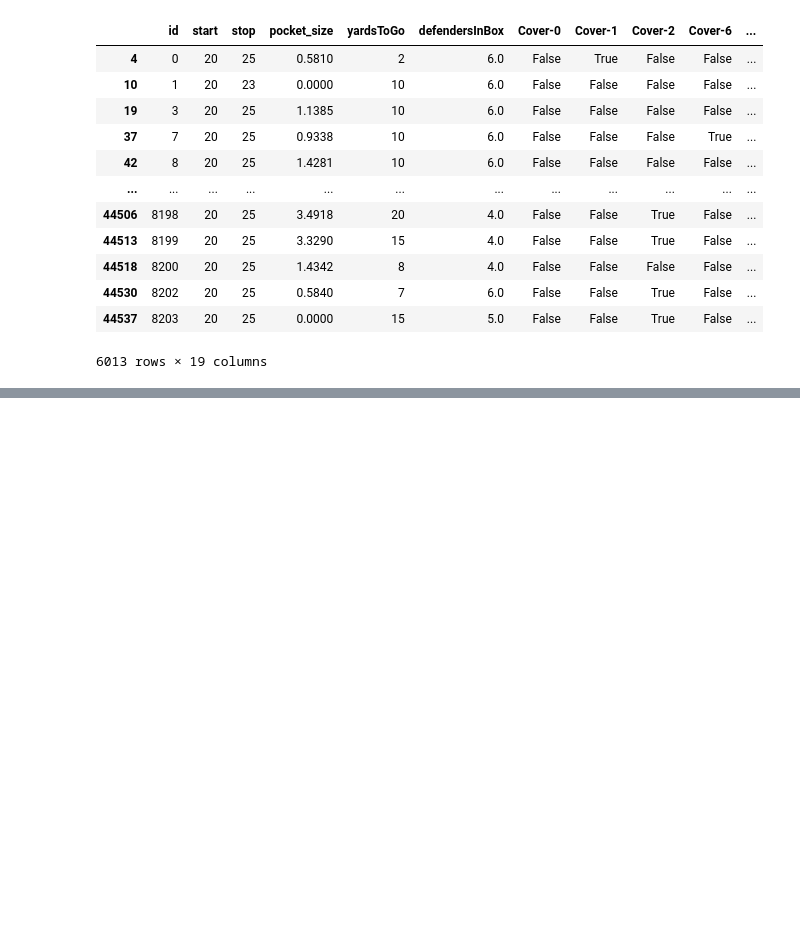
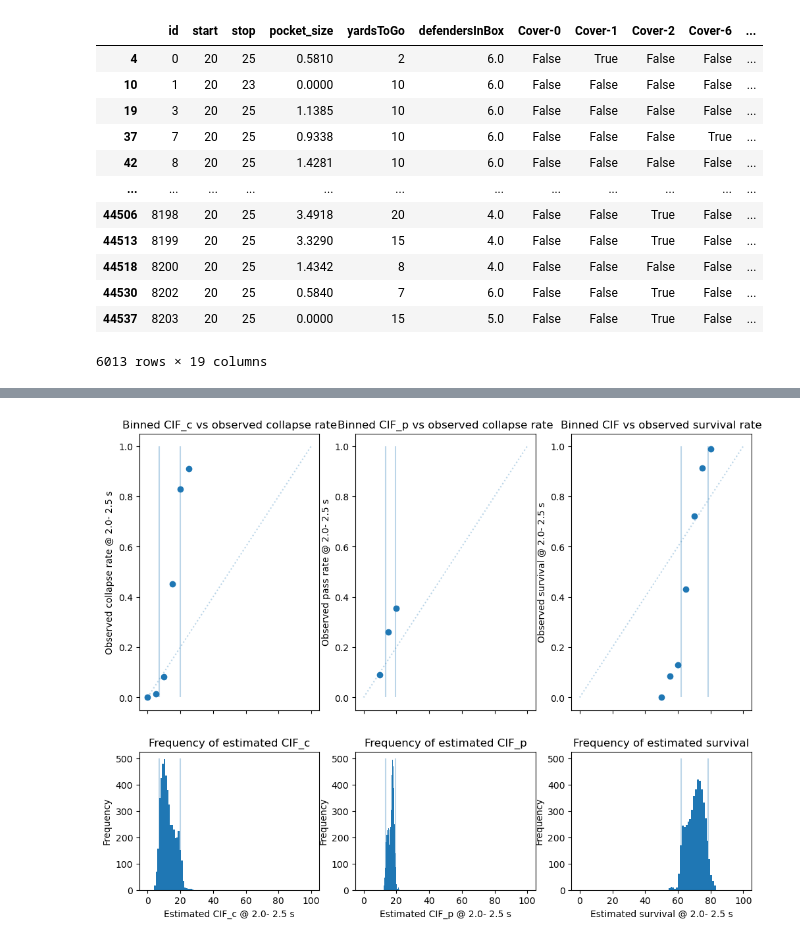
Before and after one commit to maschill/NFLPocketSurvival, a Jupyter notebook: cox_time_varying.ipynb, the cells around one changed output, grey strips where cells are left out. Drawn from its saved outputs; the diff is of its cells as text; code cells hidden in the pictures; blank space fills up the shorter version.

```diff
--- a/cox_time_varying.ipynb
+++ b/cox_time_varying.ipynb
@@ -928,0 +880,2 @@ plt.plot([0,1], [0,1])
+# %%
+preds_df = pd.DataFrame(pred_list)
@@ -928,0 +891,50 @@ plt.plot([0,1], [0,1])
+# %%
+bs=5
+fig, ax = plt.subplots(2,3, figsize=(12,9), height_ratios=(2,1), sharex=True)
+ax[0,0].plot([0,100], [0,1], alpha=.3, linestyle=":")
+ax[0,1].plot([0,100], [0,1], alpha=.3, linestyle=":")
+ax[0,2].plot([0,100], [0,1], alpha=.3, linestyle=":")
+
+cgrps = preds_df[["collapse"]].groupby((preds_df.i_c*100)//bs).mean().reset_index()
+ax[0,0].scatter(cgrps["i_c"]*bs, cgrps["collapse"])
+
+((preds_df.i_c*100)).plot.hist(bins=25, ax=ax[1,0])
+
+pgrps = preds_df[["pass"]].groupby((preds_df.i_p*100)//bs).mean().reset_index()
+ax[0,1].scatter(pgrps["i_p"]*bs, pgrps["pass"])
+
+((preds_df.i_p*100)).plot.hist(bins=25, ax=ax[1,1])
+
+sgrps = (~preds_df["collapse"] & ~preds_df["pass"]).groupby((preds_df["survived"]*100)//bs).mean().reset_index()
+ax[0,2].scatter( sgrps["survived"]*bs, sgrps[0])
+
+((preds_df.survived*100)).plot.hist(bins=25, ax=ax[1,2])
+
+ax[0,0].set_title("Binned CIF_c vs observed collapse rate")
+ax[0,1].set_title("Binned CIF_p vs observed collapse rate")
+ax[0,2].set_title("Binned CIF vs observed survival rate")
+
+ax[0,0].set_xlabel("Estimated CIF_c @ 2.0- 2.5 s")
+ax[0,1].set_xlabel("Estimated CIF_p @ 2.0- 2.5 s")
+ax[0,2].set_xlabel("Estimated CIF @ 2.0- 2.5 s")
+
+ax[0,0].set_ylabel("Observed collapse rate @ 2.0- 2.5 s")
+ax[0,1].set_ylabel("Observed pass rate @ 2.0- 2.5 s")
+ax[0,2].set_ylabel("Observed survival @ 2.0- 2.5 s")
+
+ax[1,0].set_xlabel("Estimated CIF_c @ 2.0- 2.5 s")
+ax[1,1].set_xlabel("Estimated CIF_p @ 2.0- 2.5 s")
+ax[1,2].set_xlabel("Estimated survival @ 2.0- 2.5 s")
+
+ax[1,0].set_title("Frequency of estimated CIF_c")
+ax[1,1].set_title("Frequency of estimated CIF_p")
+ax[1,2].set_title("Frequency of estimated survival")
+ax[0,0].vlines(preds_df.i_c.quantile([0.05, 0.95]).values*100, ymin = 0, ymax = 1, alpha=.3)
+ax[0,1].vlines(preds_df.i_p.quantile([0.05, 0.95]).values*100, ymin = 0, ymax = 1, alpha=.3)
+ax[0,2].vlines(preds_df.survived.quantile([0.05, 0.95]).values*100, ymin = 0, ymax = 1, alpha=.3)
+ax[1,0].vlines(preds_df.i_c.quantile([0.05, 0.95]).values*100, ymin = 0, ymax = 500, alpha=.3)
+ax[1,1].vlines(preds_df.i_p.quantile([0.05, 0.95]).values*100, ymin = 0, ymax = 500, alpha=.3)
+ax[1,2].vlines(preds_df.survived.quantile([0.05, 0.95]).values*100, ymin = 0, ymax = 500, alpha=.3)
+plt.show()
+# %% [output]
+[figure, added]
```
Also changed, not shown: parts of 39 cells of this notebook, 3 other files.
